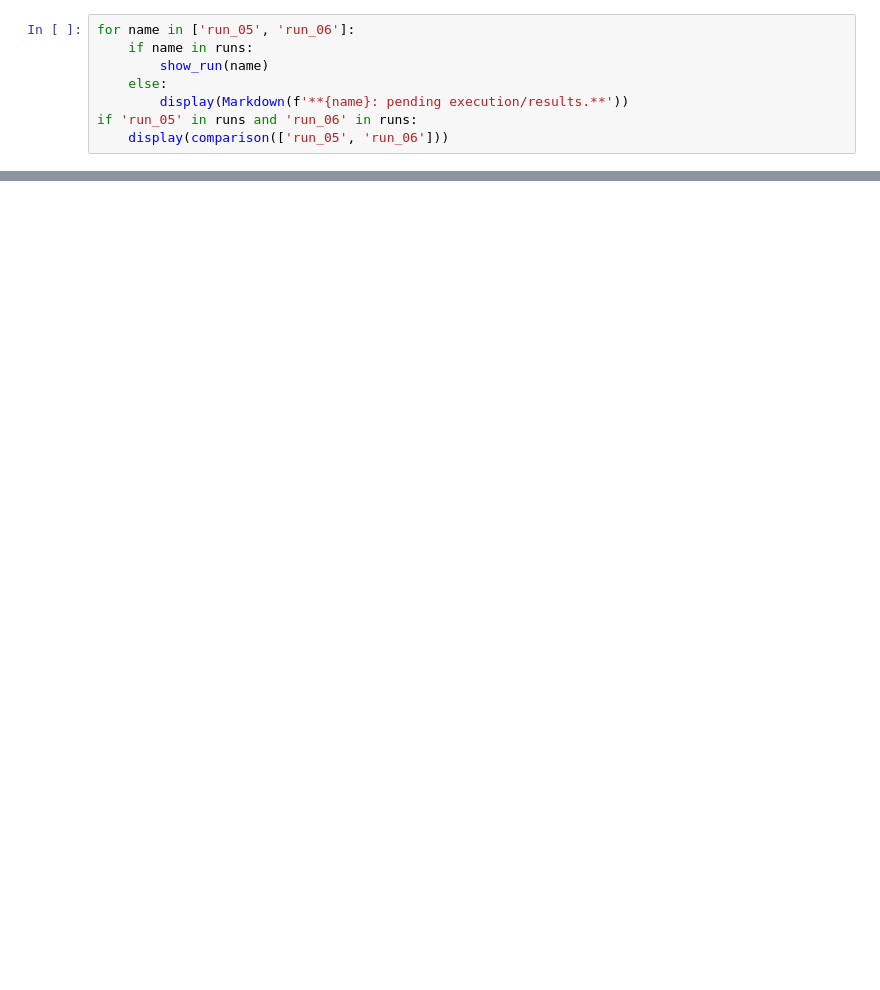
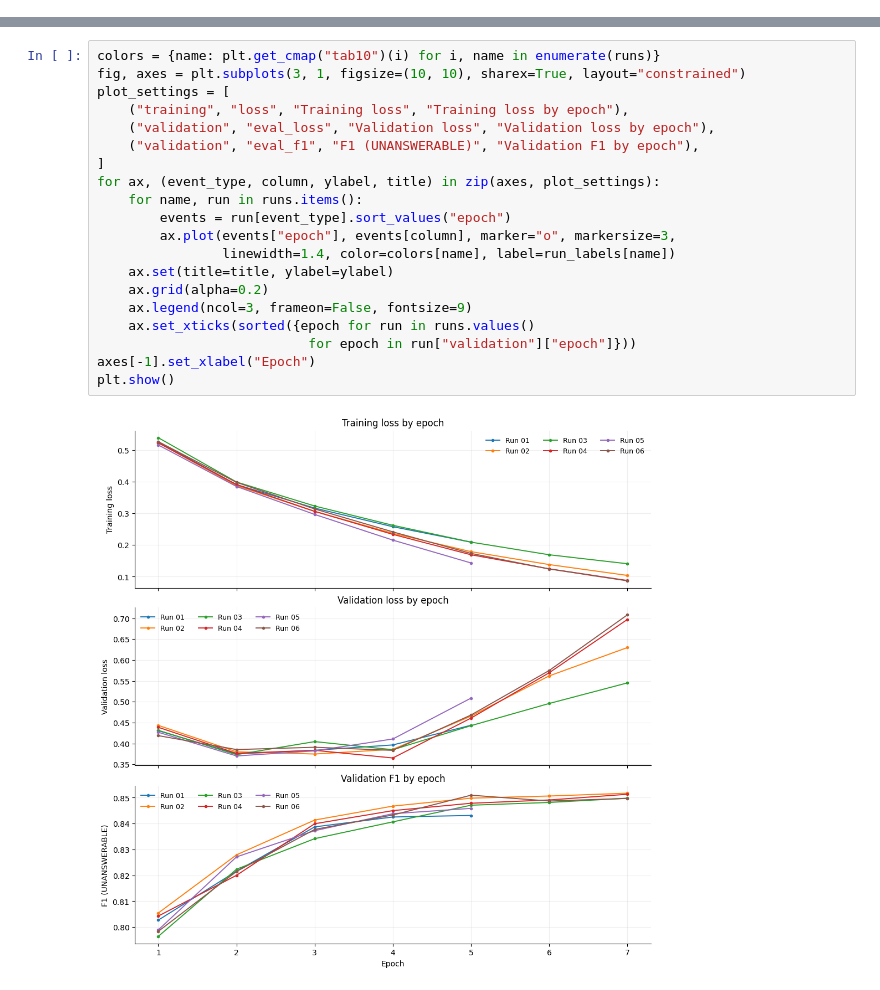
Before and after one commit to Janissary09/CDS1092_NLP_Project, a Jupyter notebook: notebooks/03_bert_training_analysis.ipynb, the cells around one changed output, grey strips where cells are left out. Cells and saved outputs as stored; diff of their text form; blank space fills up the shorter version.

```diff
--- a/notebooks/03_bert_training_analysis.ipynb
+++ b/notebooks/03_bert_training_analysis.ipynb
@@ -133,8 +0,0 @@ shown only after complete training/validation artifacts are available.
-# %%
-for name in ['run_05', 'run_06']:
-    if name in runs:
-        show_run(name)
-    else:
-        display(Markdown(f'**{name}: pending execution/results.**'))
-if 'run_05' in runs and 'run_06' in runs:
-    display(comparison(['run_05', 'run_06']))
@@ -198,0 +215,22 @@ generalization benchmark. Any future fresh/private dataset is also evaluation-on
+# %%
+colors = {name: plt.get_cmap("tab10")(i) for i, name in enumerate(runs)}
+fig, axes = plt.subplots(3, 1, figsize=(10, 10), sharex=True, layout="constrained")
+plot_settings = [
+    ("training", "loss", "Training loss", "Training loss by epoch"),
+    ("validation", "eval_loss", "Validation loss", "Validation loss by epoch"),
+    ("validation", "eval_f1", "F1 (UNANSWERABLE)", "Validation F1 by epoch"),
+]
+for ax, (event_type, column, ylabel, title) in zip(axes, plot_settings):
+    for name, run in runs.items():
+        events = run[event_type].sort_values("epoch")
+        ax.plot(events["epoch"], events[column], marker="o", markersize=3,
+                linewidth=1.4, color=colors[name], label=run_labels[name])
+    ax.set(title=title, ylabel=ylabel)
+    ax.grid(alpha=0.2)
+    ax.legend(ncol=3, frameon=False, fontsize=9)
+    ax.set_xticks(sorted({epoch for run in runs.values()
+                           for epoch in run["validation"]["epoch"]}))
+axes[-1].set_xlabel("Epoch")
+plt.show()
+# %% [output]
+[figure, added]
```
Also changed, not shown: parts of 40 cells of this notebook, 7 other files.
